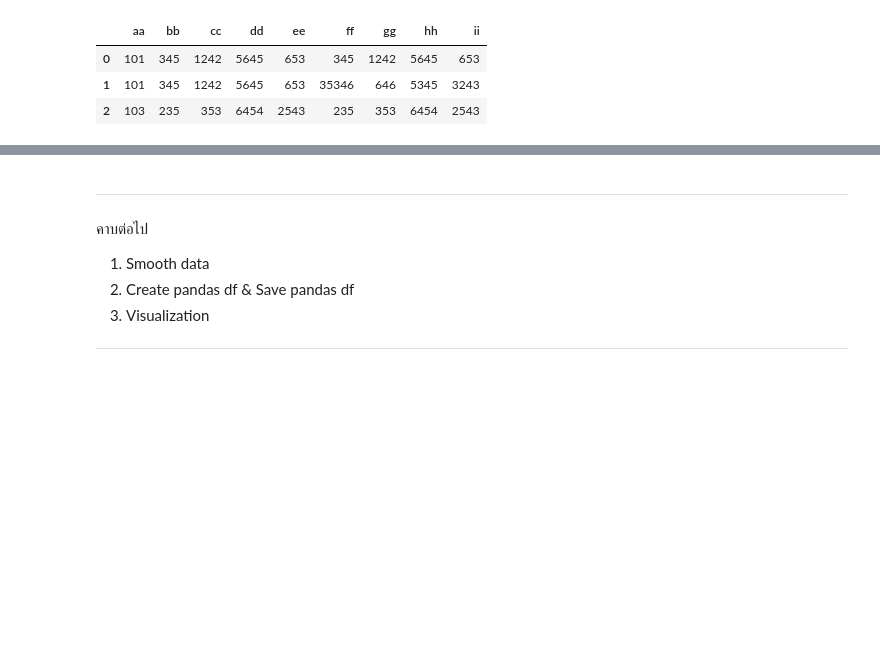
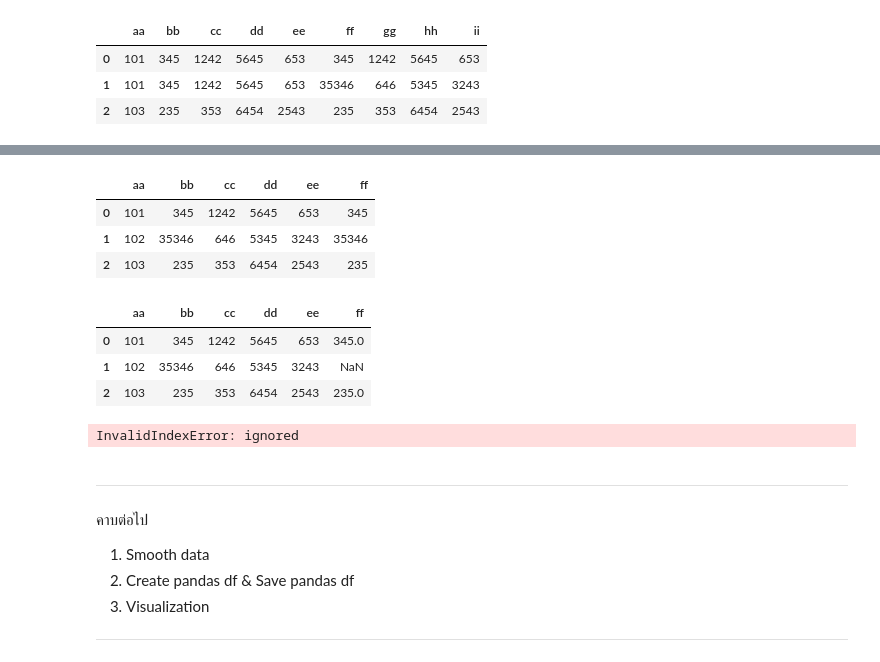
Before and after one commit to NahataiTep/DPDM65, a Jupyter notebook: pre_processing.ipynb, the cells around one changed output, grey strips where cells are left out. Drawn from its saved outputs; the diff is of its cells as text; code cells hidden in the pictures; blank space fills up the shorter version.

```diff
--- a/pre_processing.ipynb
+++ b/pre_processing.ipynb
@@ -921,3 +927,27 @@ test13
+# %%
+test41 = test1
+test41['ff'] = test41['aa'].map(test1.set_index('aa')['bb'])
+test41
+# %% [output]
+|  | aa | bb | cc | dd | ee | ff |
+| 0 | 101 | 345 | 1242 | 5645 | 653 | 345 |
+| 1 | 102 | 35346 | 646 | 5345 | 3243 | 35346 |
+| 2 | 103 | 235 | 353 | 6454 | 2543 | 235 |
+# %%
+test42 = test1
+test42['ff'] = test42['aa'].map(test2.set_index('aa')['ff'])
+test42
+# %% [output]
+|  | aa | bb | cc | dd | ee | ff |
+| 0 | 101 | 345 | 1242 | 5645 | 653 | 345.0 |
+| 1 | 102 | 35346 | 646 | 5345 | 3243 | NaN |
+| 2 | 103 | 235 | 353 | 6454 | 2543 | 235.0 |
+# %%
+test43 = test1
+test43['ff'] = test43['aa'].map(test3.set_index('aa')['ff'])
+test43
+# %% [output]
+InvalidIndexError: ignored
 # %% [markdown]
 ***
 คาบต่อไป
```
Also changed, not shown: parts of 3 cells of this notebook.
